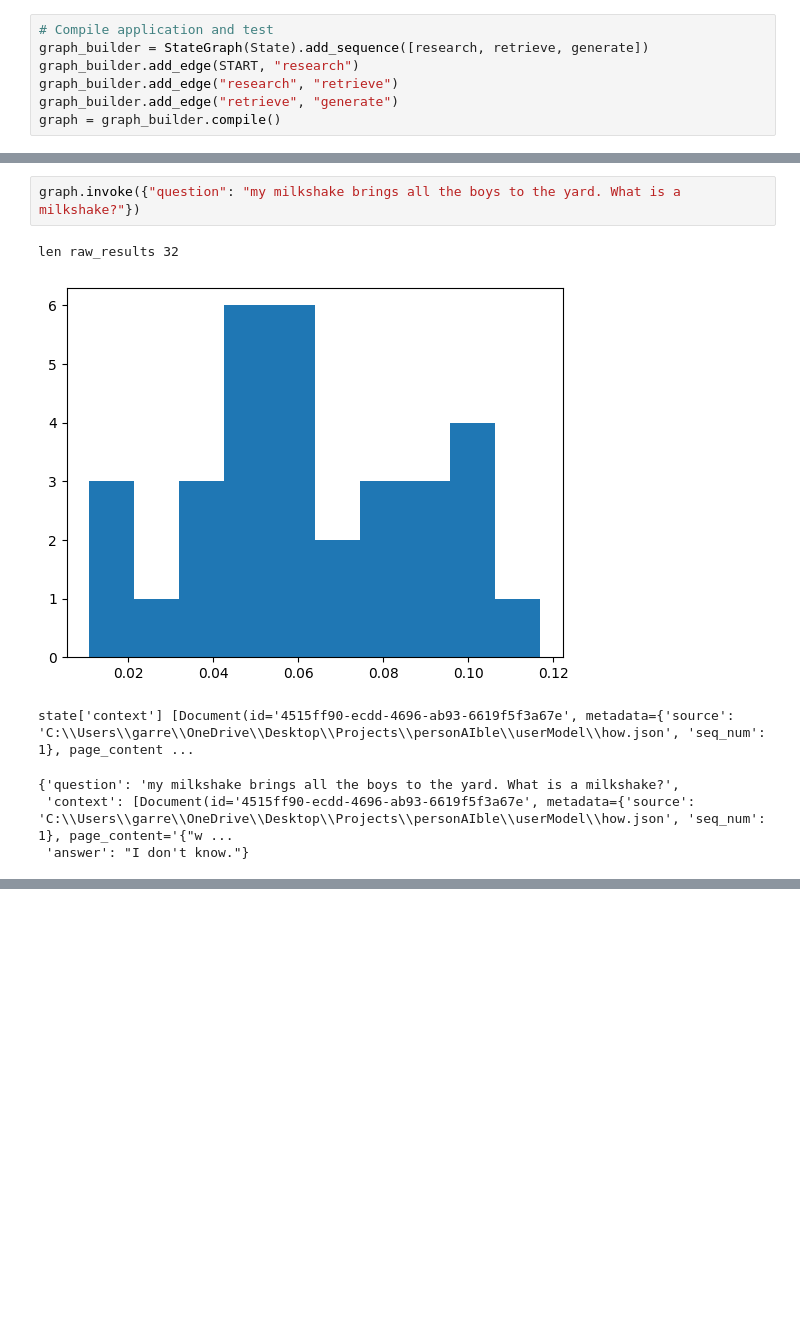
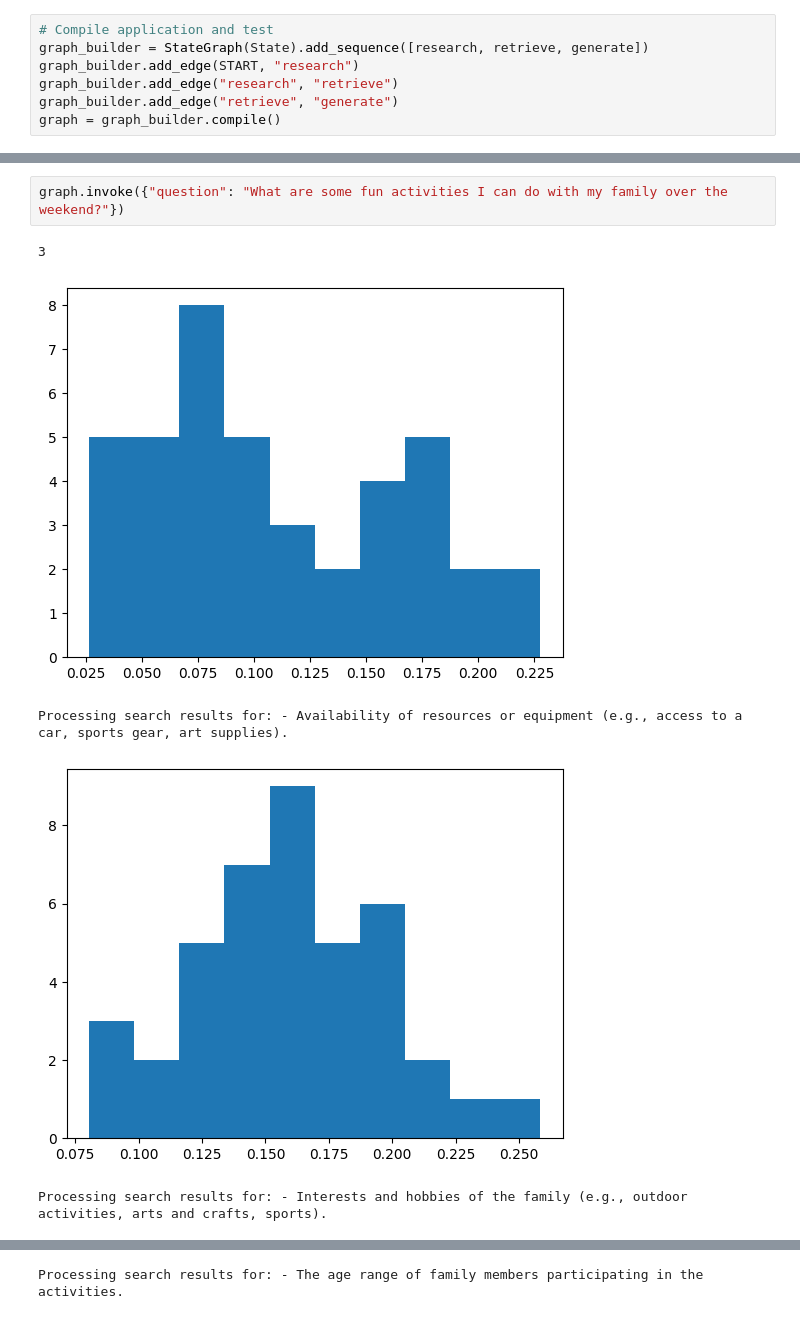
Before and after one commit to garrettm00re/personAIble, a Jupyter notebook: personAIble.ipynb, the cells around one changed output, grey strips where cells are left out. Drawn from its saved outputs; the diff is of its cells as text; blank space fills up the shorter version.

```diff
--- a/personAIble.ipynb
+++ b/personAIble.ipynb
@@ -356,9 +317,8 @@ state['context'] [Document(id='acc427a8-28cc-40ec-85e2-299b748b906a', metadata={
-# %%
-graph.invoke({"question": "my milkshake brings all the boys to the yard. What is a milkshake?"})
-# %% [output]
-len raw_results 32
-[figure, removed]
-state['context'] [Document(id='4515ff90-ecdd-4696-ab93-6619f5f3a67e', metadata={'source': 'C:\\Users\\garre\\OneDrive\\Desktop\\Projects\\personAIble\\userModel\\how.json', 'seq_num': 1}, page_content ...
-{'question': 'my milkshake brings all the boys to the yard. What is a milkshake?',
- 'context': [Document(id='4515ff90-ecdd-4696-ab93-6619f5f3a67e', metadata={'source': 'C:\\Users\\garre\\OneDrive\\Desktop\\Projects\\personAIble\\userModel\\how.json', 'seq_num': 1}, page_content='{"w ...
- 'answer': "I don't know."}
+# %%
+graph.invoke({"question": "What are some fun activities I can do with my family over the weekend?"})
+# %% [output]
+3
+[figure, added]
+Processing search results for: - Availability of resources or equipment (e.g., access to a car, sports gear, art supplies).
+[figure, added]
+Processing search results for: - Interests and hobbies of the family (e.g., outdoor activities, arts and crafts, sports).
@@ -364,0 +326 @@ state['context'] [Document(id='4515ff90-ecdd-4696-ab93-6619f5f3a67e', metadata={
+Processing search results for: - The age range of family members participating in the activities.
```
Also changed, not shown: parts of 12 cells of this notebook, 3 other files.
